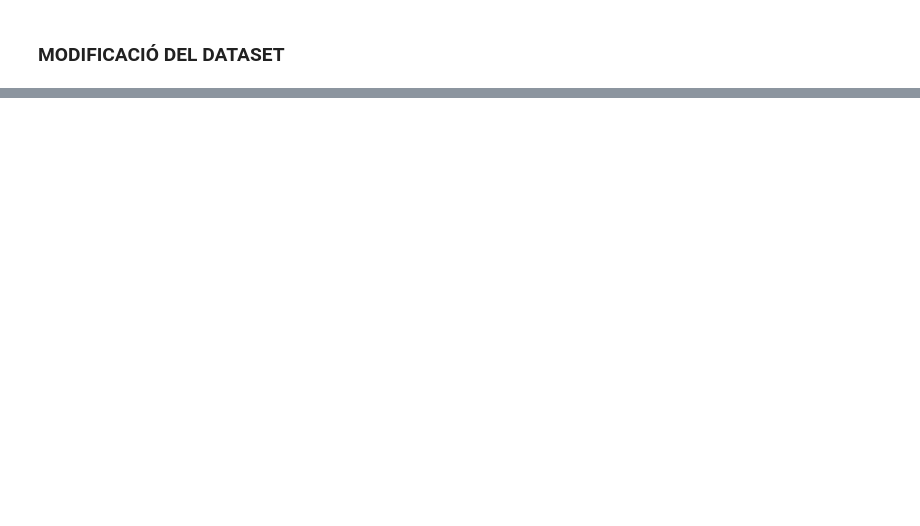
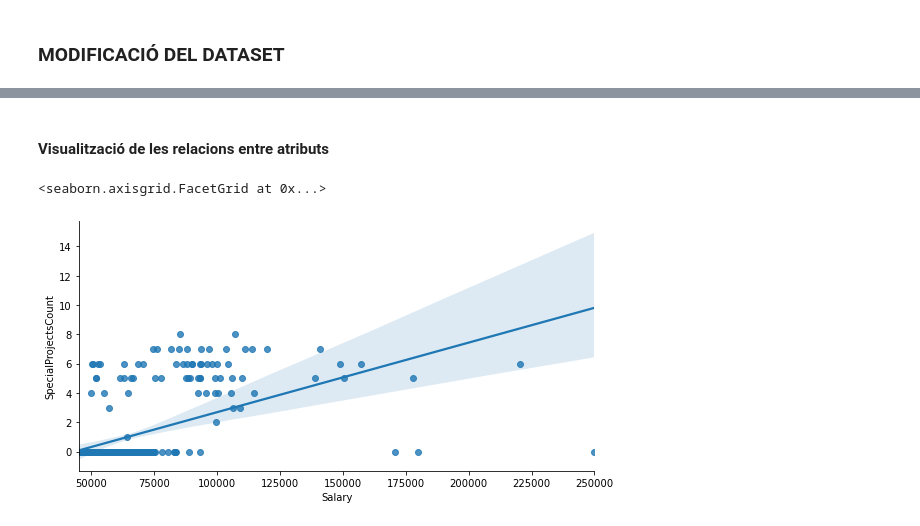
Before and after one commit to AlexCorreaO/Prac_1_regressio_AC, a Jupyter notebook: prac_1_note.ipynb, the cells around one changed output, grey strips where cells are left out. Saved outputs shown, nothing was run; the diff lists cells and outputs as text; code cells hidden in the pictures; blank space fills up the shorter version.

```diff
--- a/prac_1_note.ipynb
+++ b/prac_1_note.ipynb
@@ -225,0 +172,8 @@ KeyError: 'EmpID'
+# %% [markdown]
+#### Visualització de les relacions entre atributs
+# %%
+# Visualització de la relacó entre el salari i el recompte de projectes (SpecialProjectsCount)
+sns.lmplot('Salary', 'SpecialProjectsCount', dataset, order = 1,size = 4, aspect = 2)
+# %% [output]
+<seaborn.axisgrid.FacetGrid at 0x...>
+[figure, added]
```
Also changed, not shown: parts of 53 cells of this notebook.
